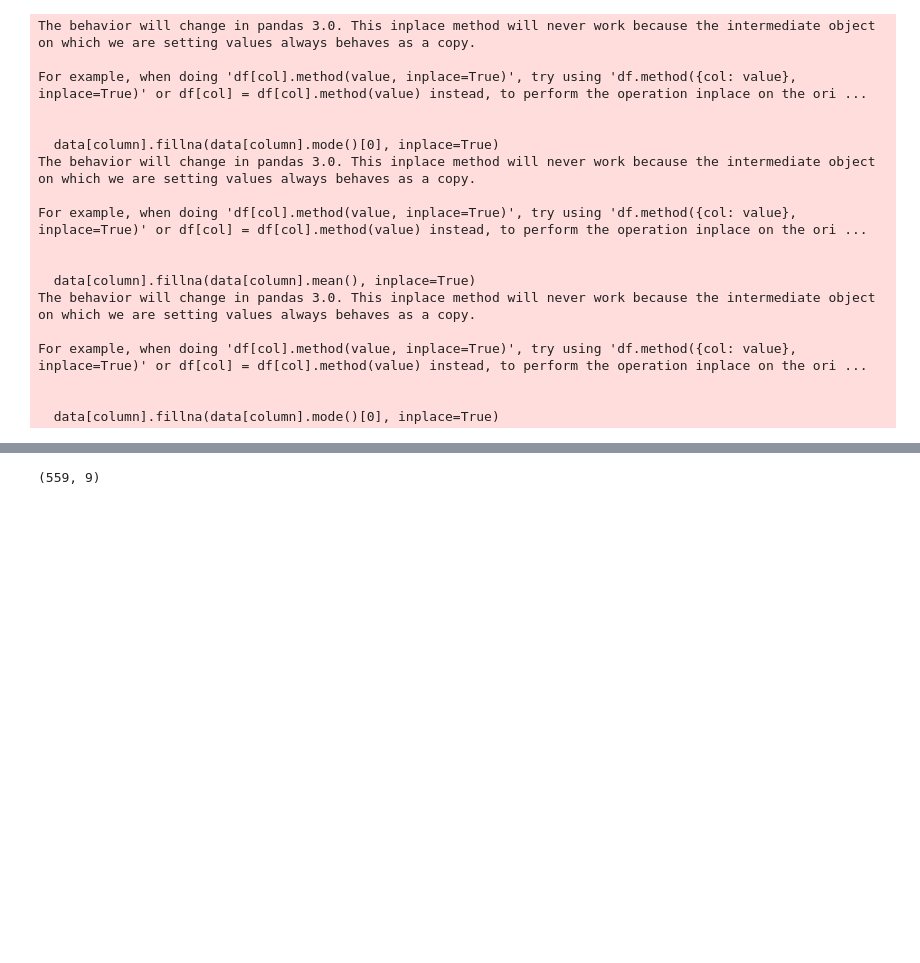
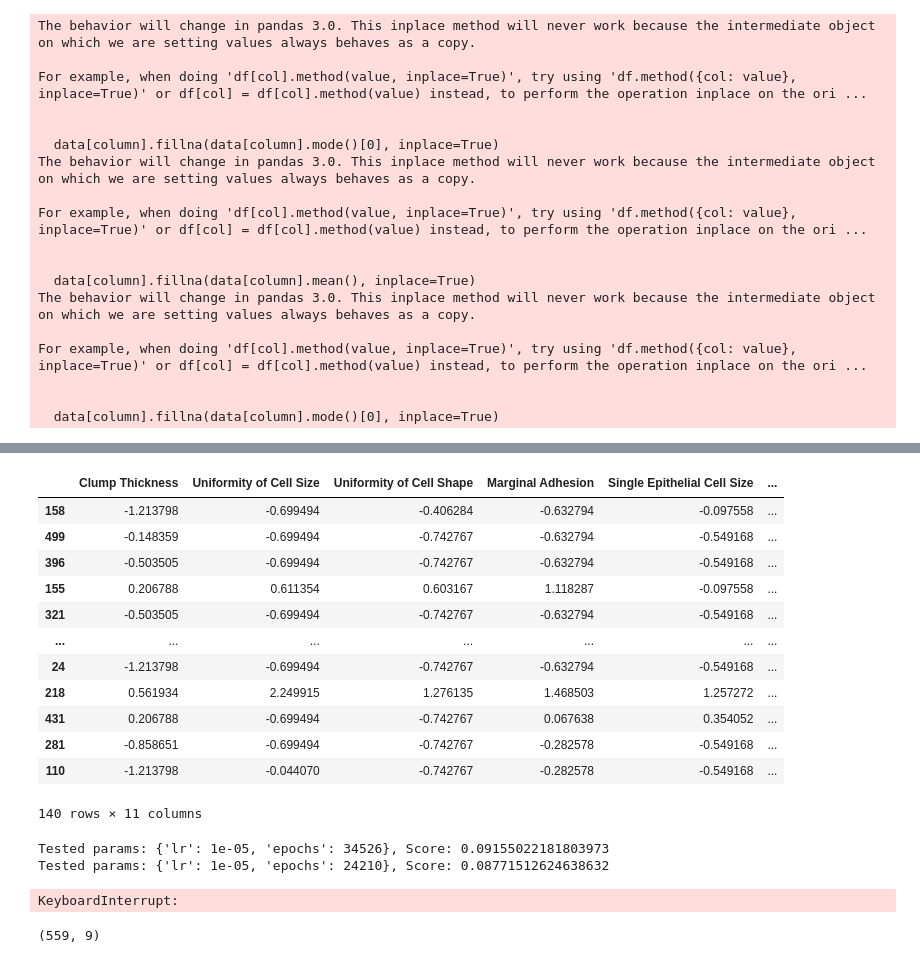
Before and after one commit to srikantamehta/ML-Models-from-Scratch, a Jupyter notebook: breast_cancer_nn_experiment.ipynb, the cells around one changed output, grey strips where cells are left out. Cells and saved outputs as stored; diff of their text form; code cells hidden in the pictures; blank space fills up the shorter version.

```diff
--- a/breast_cancer_nn_experiment.ipynb
+++ b/breast_cancer_nn_experiment.ipynb
@@ -12,9 +12,8 @@ cross_validator = CrossValidation(config=config)
 raw_data = data_processor.load_data()
 data_1 = data_processor.impute_missing_values(raw_data)
 data_2 = data_1.drop(columns=['Sample code number'])
-data_3 = data_processor.encode_nominal_features(data_2)
-data_4 = data_processor.encode_ordinal_features(data_3)
-data_5 = data_processor.standardize_data(data_4,data_4,features=['Clump Thickness', 'Uniformity of Cell Size',
+data_3 = data_processor.encode_ordinal_features(data_2)
+data_4 = data_processor.standardize_data(data_3,data_3,features=['Clump Thickness', 'Uniformity of Cell Size',
        'Uniformity of Cell Shape', 'Marginal Adhesion',
        'Single Epithelial Cell Size', 'Bare Nuclei', 'Bland Chromatin',
        'Normal Nucleoli', 'Mitoses'])
@@ -56,2 +55,20 @@ data_5
 # %%
-data_train, data_val = cross_validator.random_partition(data_5, random_state=42)
+data_train, data_val = cross_validator.random_partition(data_4, random_state=42)
+# %%
+data_val = data_processor.encode_nominal_features(data_val)
+# %%
+data_val
+# %% [output]
+|  | Clump Thickness | Uniformity of Cell Size | Uniformity of Cell Shape | Marginal Adhesion | Single Epithelial Cell Size | ... |
+| 158 | -1.213798 | -0.699494 | -0.406284 | -0.632794 | -0.097558 | ... |
+| 499 | -0.148359 | -0.699494 | -0.742767 | -0.632794 | -0.549168 | ... |
+| 396 | -0.503505 | -0.699494 | -0.742767 | -0.632794 | -0.549168 | ... |
+| 155 | 0.206788 | 0.611354 | 0.603167 | 1.118287 | -0.097558 | ... |
+| 321 | -0.503505 | -0.699494 | -0.742767 | -0.632794 | -0.549168 | ... |
+| ... | ... | ... | ... | ... | ... | ... |
+| 24 | -1.213798 | -0.699494 | -0.742767 | -0.632794 | -0.549168 | ... |
+| 218 | 0.561934 | 2.249915 | 1.276135 | 1.468503 | 1.257272 | ... |
+| 431 | 0.206788 | -0.699494 | -0.742767 | 0.067638 | 0.354052 | ... |
+| 281 | -0.858651 | -0.699494 | -0.742767 | -0.282578 | -0.549168 | ... |
+| 110 | -1.213798 | -0.044070 | -0.742767 | -0.282578 | -0.549168 | ... |
+140 rows × 11 columns
@@ -58,3 +79,49 @@ data_train, data_val = cross_validator.random_partition(data_5, random_state=42)
+# %%
+import random
+
+iterations = 20
+
+param_space = {
+    'lr': [0.01,0.001,0.0001,0.00001,0.000001,0.0000001],
+    'epochs': np.linspace(1000, 20000, num=20).astype(int).tolist()
+}
+
+best_score = float('inf')
+best_params = {}
+
+for _ in range(iterations):
+
+    # Randomly select parameters
+    params = {key: random.choice(value) for key, value in param_space.items()}
+    scores = []
+
+    for i, (train_set, _) in enumerate(cross_validator.cross_validation(data_train, n_splits=2, n_repeats=5, random_state=42, stratify=True)):
+
+        train_set = data_processor.encode_nominal_features(train_set)
+
+        train_data = train_set.to_numpy()
+        X_train = train_data[:,:-2]
+        y_train = train_data[:,-2:]
+
+        linear = LinearNetwork(config)
+
+        _, val_losses = linear.logistic_regression(X_train,y_train,X_val,y_val,epochs=params['epochs'],lr=params['lr'])
+
+        score = val_losses[-1]
+        scores.append(score)
+
+    avg_score = np.mean(scores)
+
+    if avg_score < best_score:
+        best_score = avg_score
+        best_params = params
+        print(f"Tested params: {params}, Score: {avg_score}")
+
+print(f"Best parameters: {best_params}, Best score: {best_score}")
+# %% [output]
+Tested params: {'lr': 1e-05, 'epochs': 34526}, Score: 0.09155022181803973
+Tested params: {'lr': 1e-05, 'epochs': 24210}, Score: 0.08771512624638632
+KeyboardInterrupt:
 # %%
 data = data_train.to_numpy()
 X_train = data[:,:-2]
```
Also changed, not shown: parts of 5 cells of this notebook, 1 other file.
